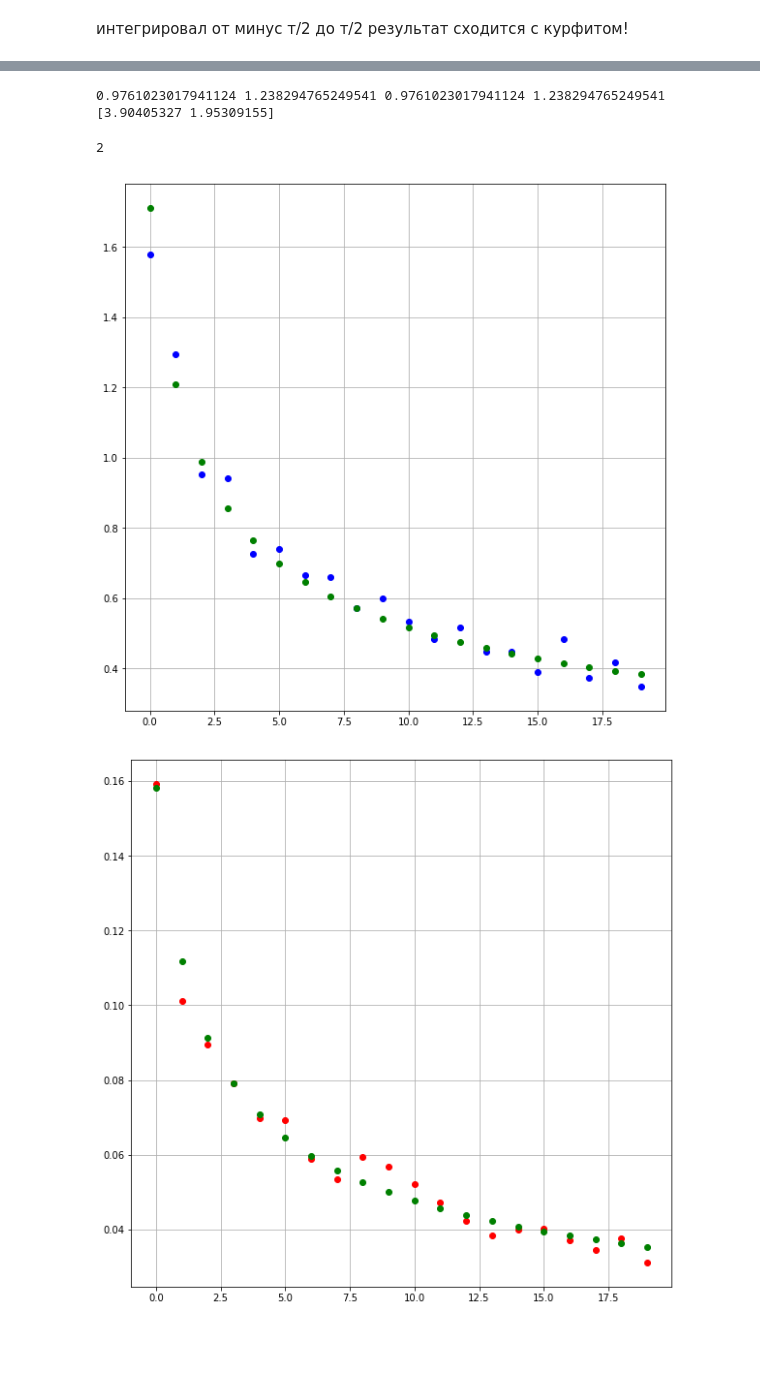
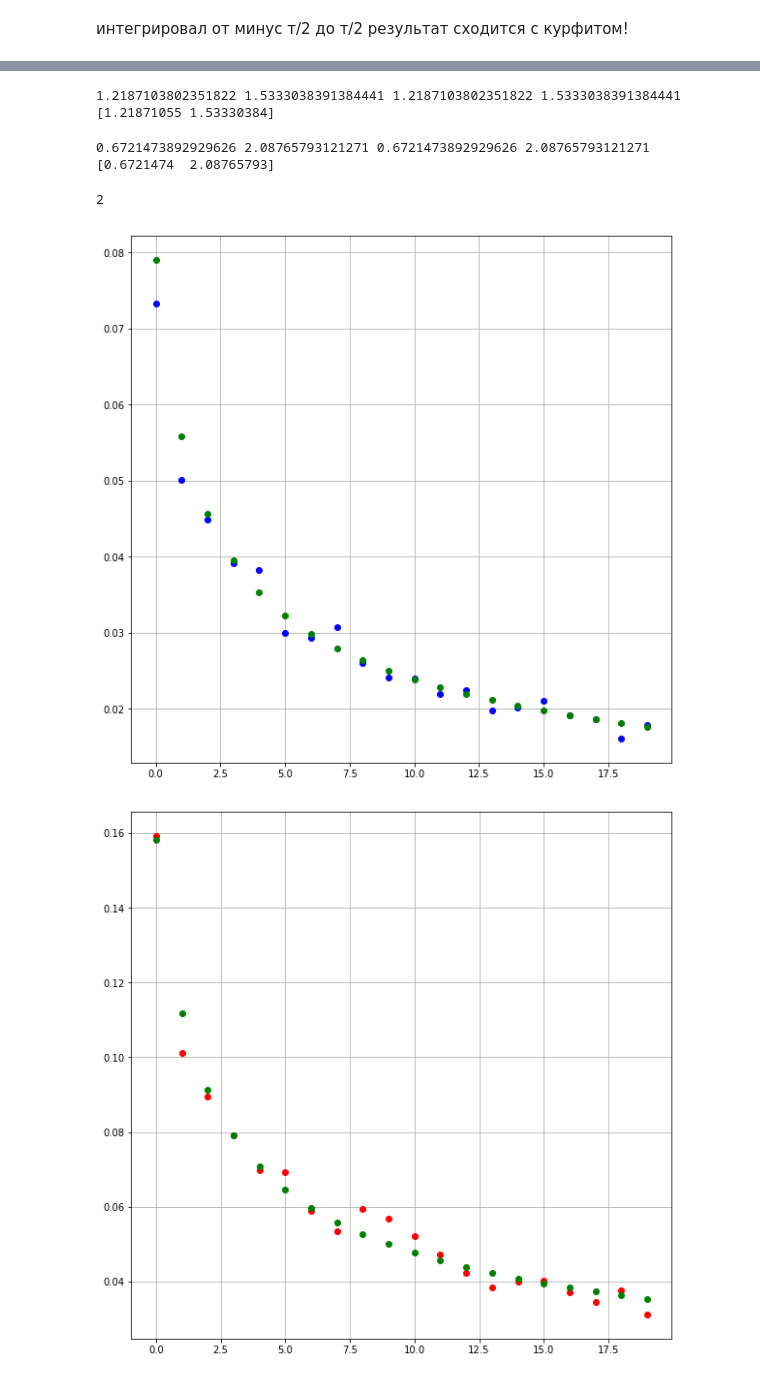
Before and after one commit to pcgames/python-test_RSC, a Jupyter notebook: test of arhangel formula 18.10.ipynb, the cells around one changed output, grey strips where cells are left out. Cells and saved outputs as stored; diff of their text form; code cells hidden in the pictures; blank space fills up the shorter version.

```diff
--- a/test of arhangel formula 18.10.ipynb
+++ b/test of arhangel formula 18.10.ipynb
@@ -83,6 +83,10 @@ k=0
 while(k<20):
     statisticsA=[]
     statisticsB=[]
+    statistics_normA=[]
+    statistics_normB=[]
+    statistics_curfitA=[]
+    statistics_curfitB=[]
     k+=1
     N0=0.01/(k*5)
     #std=np.sqrt(N0*102300/2)
@@ -102,7 +106,9 @@ while(k<20):
         last=0
         while((np.abs(A-a)>=0.0099 or np.abs(B-b)>=0.00005) and K<101and not equivolent):
             Z0=A*ts+B
+            Z1=A_norm*ts+B_norm
             Z2=new_signal-Z0
+            Z2_norm=new_signal-Z1
             F1=[1]*(len(new_signal))
             F2=ts
             FI=F2-(np.dot(F1,F2)/np.dot(F1,F1))*np.array(F1)
@@ -120,9 +126,11 @@ while(k<20):
             fi_norm=np.reshape(fi,(2,len(ts)))
             Coefficient_norm=[]
             for i in fi:
-                Coefficient=np.append(Coefficient,U(i,Z2))
+                Coefficient=np.append(Coefficient,U(i,Z2_norm))
             A+=Coefficient[1]
             B+=Coefficient[0]
+            A_norm+=Coefficient[1]
+            B_norm+=Coefficient[0]
             K+=1
             equivolent=np.abs(last-A)<1.2e-6
             last=A
@@ -130,12 +138,27 @@ while(k<20):
             #print K,A,B,Coefficient[1],Coefficient[0]
         statisticsA.append(a-A)
         statisticsB.append(b-B)
+        statistics_normA.append(a-A_norm)
+        statistics_normB.append(b-B_norm)
+        curefit,G=curve_fit(linear,ts,new_signal)
+
+        statistics_curfitA.append(a-curefit[0])
+        statistics_curfitB.append(b-curefit[1])
         c+=1
         print(c)
         #plt.show()
-    painting(ts,Z0,new_signal)
-    STDA1.append(weighted_avg_and_std(statisticsA,np.tile(1./len(statisticsA),len(statisticsA)))[1])
-    STDB1.append(weighted_avg_and_std(statisticsB,np.tile(1./len(statisticsB),len(statisticsB)))[1])
+    #painting(ts,Z0,new_signal)
+    #STDA1.append(weighted_avg_and_std(statisticsA,np.tile(1./len(statisticsA),len(statisticsA)))[1])
+    #STDB1.append(weighted_avg_and_std(statisticsB,np.tile(1./len(statisticsB),len(statisticsB)))[1])
+    STDAnormir.append(weighted_avg_and_std(statistics_normA,np.tile(1./len(statisticsB),len(statisticsB)))[1])
+    STDBnormir.append(weighted_avg_and_std(statistics_normB,np.tile(1./len(statisticsB),len(statisticsB)))[1])
+    #STDCnormir=[]
+    STDAnot_normir.append(weighted_avg_and_std(statisticsA,np.tile(1./len(statisticsA),len(statisticsA)))[1])
+    STDBnot_normir.append(weighted_avg_and_std(statisticsB,np.tile(1./len(statisticsB),len(statisticsB)))[1])
+    #STDCnot_normir=[]
+    STDAcur_fit.append(weighted_avg_and_std(statistics_curfitA,np.tile(1./len(statisticsB),len(statisticsB)))[1])
+    STDBcur_fit.append(weighted_avg_and_std(statistics_curfitB,np.tile(1./len(statisticsB),len(statisticsB)))[1])
+    #STDCcur_fit=[]
     print k
 # %% [output]
 1
@@ -172,3 +188,9 @@ def linear(x,a,b):
     return a*x+b
 # %% [markdown]
 интегрировал от минус т/2 до т/2 результат сходится с курфитом!
+# %%
+a,b=1,2
+# %%
+ts1=np.linspace(-0.5,.5,len(ts))
+ts=np.linspace(0,1.,len(ts))
+ts=ts1
@@ -217,21 +248,25 @@ Coefficient_curve,G=curve_fit(linear,ts,new_signal)
 # %%
 print A_norm,B_norm,A,B,Coefficient_curve
 # %% [output]
-0.9761023017941124 1.238294765249541 0.9761023017941124 1.238294765249541 [3.90405327 1.95309155]
+1.2187103802351822 1.5333038391384441 1.2187103802351822 1.5333038391384441 [1.21871055 1.53330384]
+# %%
+print A_norm,B_norm,A,B,Coefficient_curve
+# %% [output]
+0.6721473892929626 2.08765793121271 0.6721473892929626 2.08765793121271 [0.6721474  2.08765793]
 # %%
 b
 # %% [output]
 2
 # %%
 plt.figure(figsize=(10,10))
-plt.plot(STDA,"bo")
+plt.plot(STDBcur_fit,"bo")
 #plt.plot(STDB,"ro")
-plt.plot(map(lambda c:SKO(fi[1],c),[ 0.01/((i+1)*5) for i in range(20)]),"go")
+plt.plot(map(lambda c:SKO(fi[0],c),[ 0.01/((i+1)*5) for i in range(20)]),"go")
 plt.grid()
 plt.savefig("plot b.jpeg",format="jpeg",dpi=100)
 plt.show()
 # %% [output]
-[figure, old version]
+[figure, new version]
 # %%
 plt.figure(figsize=(10,10))
 #plt.plot(STDA1,"bo")
```
Also changed, not shown: parts of 3 cells of this notebook.
